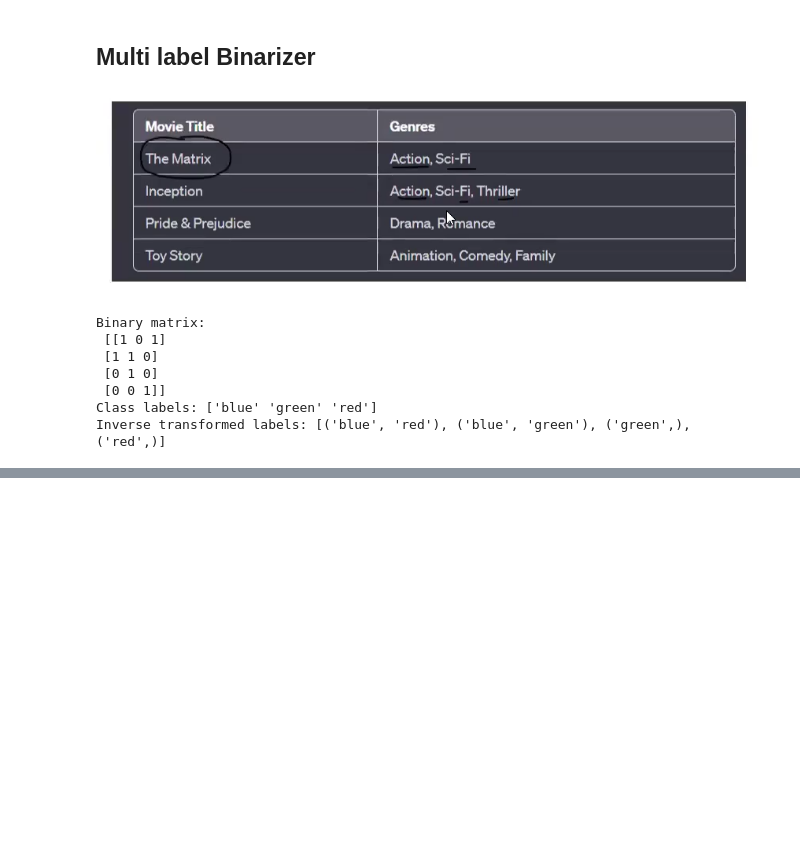
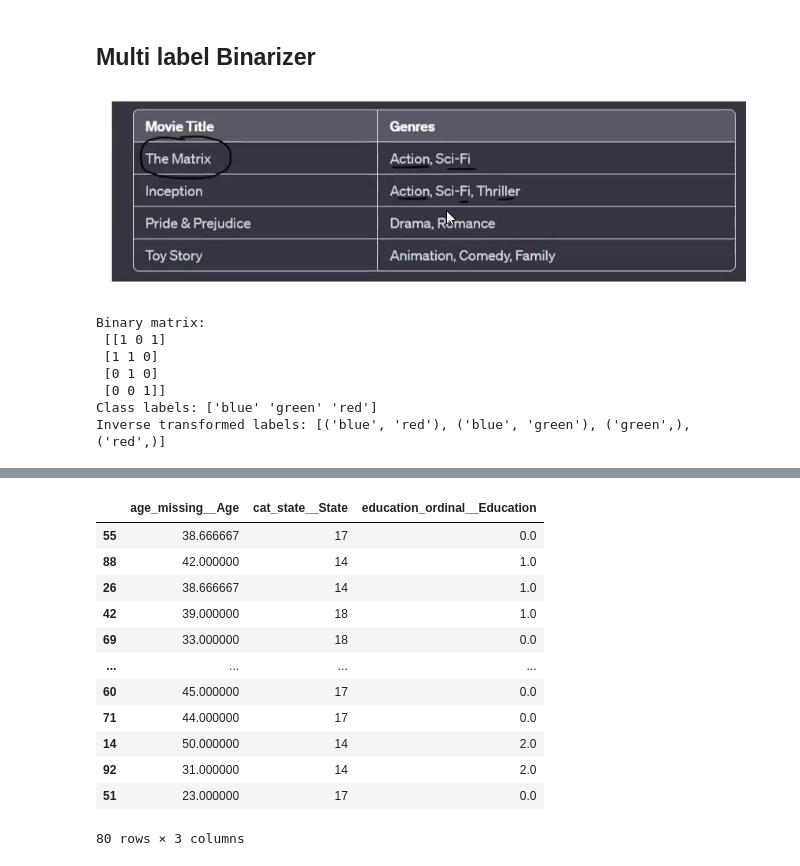
Before and after one commit to rahulchand017/Data_Science, a Jupyter notebook: Feature Engineering/Encoding Categorical Features/Encoding.ipynb, the cells around one changed output, grey strips where cells are left out. Saved outputs shown, nothing was run; the diff lists cells and outputs as text; code cells hidden in the pictures; blank space fills up the shorter version.

```diff
--- a/Feature Engineering/Encoding Categorical Features/Encoding.ipynb
+++ b/Feature Engineering/Encoding Categorical Features/Encoding.ipynb
@@ -406,0 +460,4 @@ Inverse transformed labels: [('blue', 'red'), ('blue', 'green'), ('green',), ('r
+# %%
+from sklearn.model_selection import train_test_split
+
+X_train, X_test, y_train, y_test = train_test_split(df.drop(columns=['Package']), df['Package'], test_size=0.2, random_state=42)
@@ -406,0 +490,43 @@ Inverse transformed labels: [('blue', 'red'), ('blue', 'green'), ('green',), ('r
+# %%
+class CountEncoder(BaseEstimator, TransformerMixin):
+    def __init__(self, columns=None):
+        self.columns = columns
+        self.count_map = {}
+
+    def fit(self, X, y=None):
+        if self.columns is None:
+            self.columns = X.columns
+        for col in self.columns:
+            self.count_map[col] = X[col].value_counts().to_dict()
+        return self
+
+    def transform(self, X):
+        X = X.copy()
+        for col in self.columns:
+            X[col] = X[col].map(self.count_map[col]).fillna(0)
+        return X
+# %%
+preprocessor = ColumnTransformer(
+    transformers=[
+        ('age_missing', SimpleImputer(strategy='mean'), ['Age']),
+        ('cat_state', CountEncoder(), ['State']),
+        ('education_ordinal', OrdinalEncoder(), ['Education'])
+    ])
+
+sklearn.set_config(transform_output="pandas")
+# %%
+preprocessor.fit_transform(X_train)
+# %% [output]
+|  | age_missing__Age | cat_state__State | education_ordinal__Education |
+| 55 | 38.666667 | 17 | 0.0 |
+| 88 | 42.000000 | 14 | 1.0 |
+| 26 | 38.666667 | 14 | 1.0 |
+| 42 | 39.000000 | 18 | 1.0 |
+| 69 | 33.000000 | 18 | 0.0 |
+| ... | ... | ... | ... |
+| 60 | 45.000000 | 17 | 0.0 |
+| 71 | 44.000000 | 17 | 0.0 |
+| 14 | 50.000000 | 14 | 2.0 |
+| 92 | 31.000000 | 14 | 2.0 |
+| 51 | 23.000000 | 17 | 0.0 |
+80 rows × 3 columns
```
Also changed, not shown: parts of 21 cells of this notebook.
